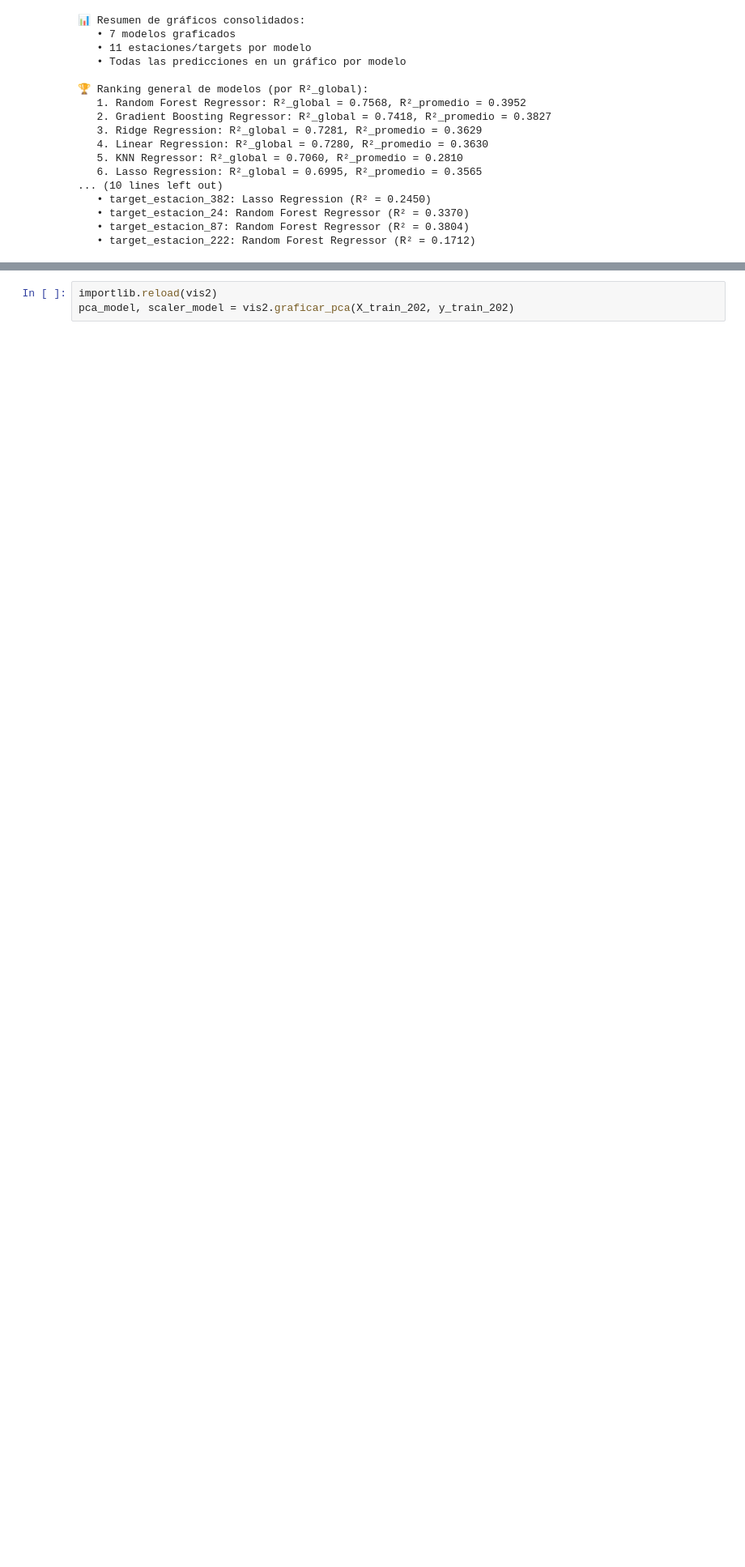
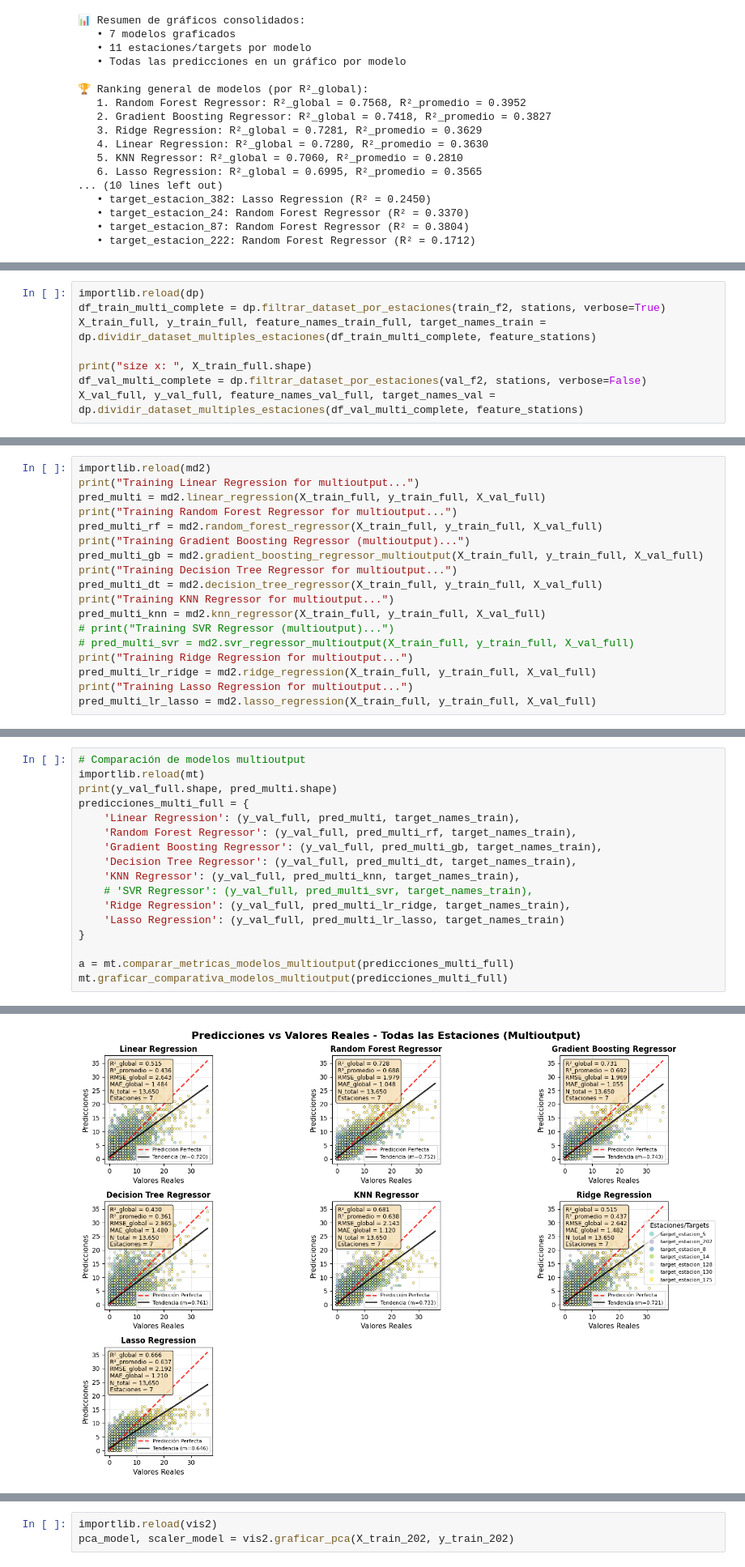
Before and after one commit to castaisa/BA_BICIS_MyC, a Jupyter notebook: src_main/features_2/Limited_stations_info.ipynb, the cells around one changed output, grey strips where cells are left out. Shown at 81% size. Saved outputs shown, nothing was run; the diff lists cells and outputs as text; blank space fills up the shorter version.

Commit message:
multioutput de todas las estaciones con las de más tráfico entrenados y con buenas métricas

```diff
--- a/src_main/features_2/Limited_stations_info.ipynb
+++ b/src_main/features_2/Limited_stations_info.ipynb
@@ -455,0 +476,8 @@ mt.graficar_comparativa_modelos_multioutput(predicciones_multi)
+# %%
+importlib.reload(dp)
+df_train_multi_complete = dp.filtrar_dataset_por_estaciones(train_f2, stations, verbose=True)
+X_train_full, y_train_full, feature_names_train_full, target_names_train = dp.dividir_dataset_multiples_estaciones(df_train_multi_complete, feature_stations)
+
+print("size x: ", X_train_full.shape)
+df_val_multi_complete = dp.filtrar_dataset_por_estaciones(val_f2, stations, verbose=False)
+X_val_full, y_val_full, feature_names_val_full, target_names_val = dp.dividir_dataset_multiples_estaciones(df_val_multi_complete, feature_stations)
@@ -455,0 +502,18 @@ mt.graficar_comparativa_modelos_multioutput(predicciones_multi)
+# %%
+importlib.reload(md2)
+print("Training Linear Regression for multioutput...")
+pred_multi = md2.linear_regression(X_train_full, y_train_full, X_val_full)
+print("Training Random Forest Regressor for multioutput...")
+pred_multi_rf = md2.random_forest_regressor(X_train_full, y_train_full, X_val_full)
+print("Training Gradient Boosting Regressor (multioutput)...")
+pred_multi_gb = md2.gradient_boosting_regressor_multioutput(X_train_full, y_train_full, X_val_full)
+print("Training Decision Tree Regressor for multioutput...")
+pred_multi_dt = md2.decision_tree_regressor(X_train_full, y_train_full, X_val_full)
+print("Training KNN Regressor for multioutput...")
+pred_multi_knn = md2.knn_regressor(X_train_full, y_train_full, X_val_full)
+# print("Training SVR Regressor (multioutput)...")
+# pred_multi_svr = md2.svr_regressor_multioutput(X_train_full, y_train_full, X_val_full)
+print("Training Ridge Regression for multioutput...")
+pred_multi_lr_ridge = md2.ridge_regression(X_train_full, y_train_full, X_val_full)
+print("Training Lasso Regression for multioutput...")
+pred_multi_lr_lasso = md2.lasso_regression(X_train_full, y_train_full, X_val_full)
@@ -455,0 +528,18 @@ mt.graficar_comparativa_modelos_multioutput(predicciones_multi)
+# %%
+# Comparación de modelos multioutput
+importlib.reload(mt)
+print(y_val_full.shape, pred_multi.shape)
+predicciones_multi_full = {
+    'Linear Regression': (y_val_full, pred_multi, target_names_train),
+    'Random Forest Regressor': (y_val_full, pred_multi_rf, target_names_train),
+    'Gradient Boosting Regressor': (y_val_full, pred_multi_gb, target_names_train),
+    'Decision Tree Regressor': (y_val_full, pred_multi_dt, target_names_train),
+    'KNN Regressor': (y_val_full, pred_multi_knn, target_names_train),
+    # 'SVR Regressor': (y_val_full, pred_multi_svr, target_names_train),
+    'Ridge Regression': (y_val_full, pred_multi_lr_ridge, target_names_train),
+    'Lasso Regression': (y_val_full, pred_multi_lr_lasso, target_names_train)
+}
+
+a = mt.comparar_metricas_modelos_multioutput(predicciones_multi_full)
+mt.graficar_comparativa_modelos_multioutput(predicciones_multi_full)
+# %% [output]
@@ -455,0 +565 @@ mt.graficar_comparativa_modelos_multioutput(predicciones_multi)
+[figure, added]
```
Also changed, not shown: parts of 7 cells of this notebook, 3 other files.
